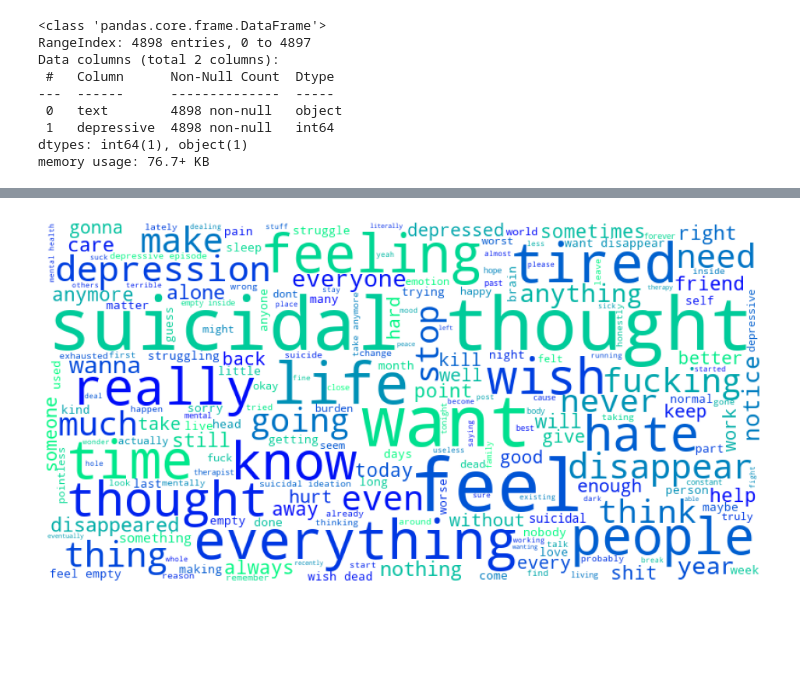
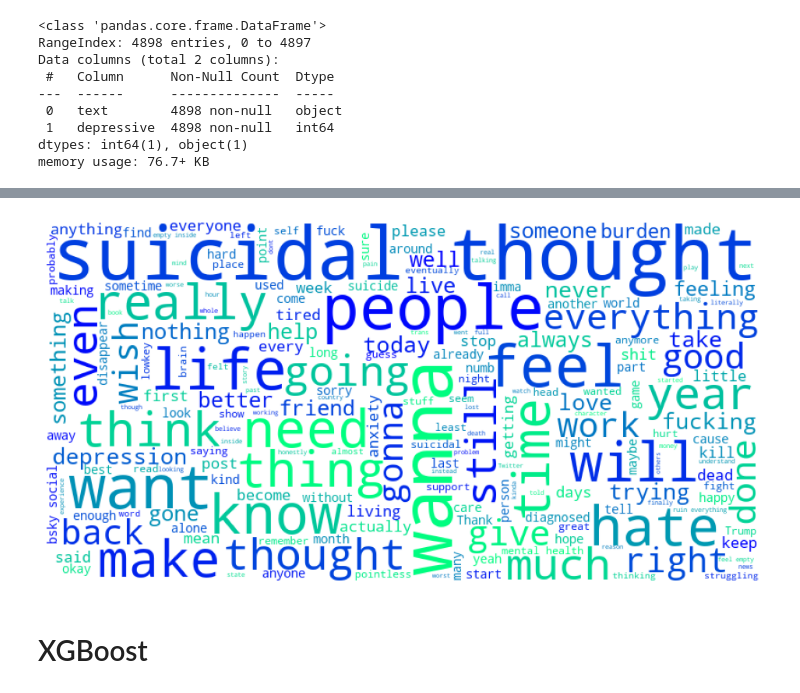
Before and after one commit to lucaspimentab/bluesky-depression-detection, a Jupyter notebook: characterization.ipynb, the cells around one changed output, grey strips where cells are left out. Cells and saved outputs as stored; diff of their text form; code cells hidden in the pictures; blank space fills up the shorter version.

```diff
--- a/characterization.ipynb
+++ b/characterization.ipynb
@@ -220,25 +190,27 @@ Successfully installed asgiref-3.8.1 django-5.1.7 image-1.5.33 sqlparse-0.5.3
 # %%
 from wordcloud import WordCloud
 from PIL import Image
 
 mask = np.array(Image.open('cloud.png'))
 
-text = ' '.join(depressives['text'])
+text = ' '.join(df['text'])
 
 wordcloud = WordCloud(
     width=800,
     height=400,
     background_color='white',
     colormap='winter',
     min_word_length=4,
     mask=mask,
     contour_width=1,
     contour_color='black'
 ).generate(text)
 
 plt.figure(figsize=(12,6))
 plt.imshow(wordcloud)
 plt.axis('off')
 plt.show()
 # %% [output]
-[figure, old version]
+[figure, new version]
+# %% [markdown]
+# XGBoost
```
Also changed, not shown: parts of 18 cells of this notebook.
